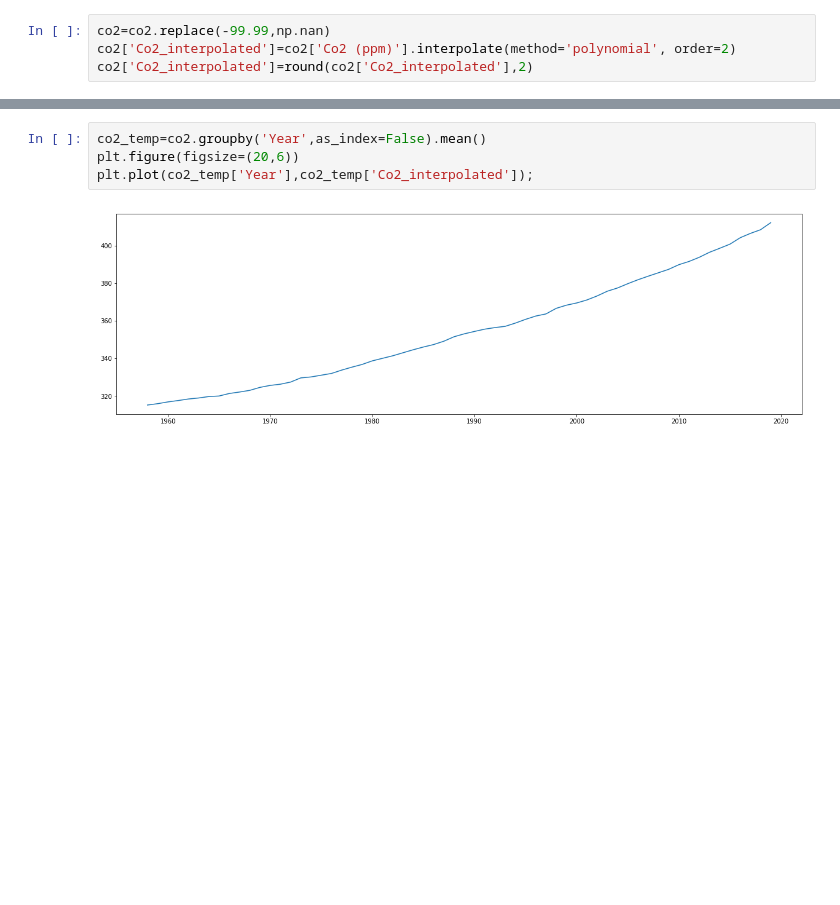
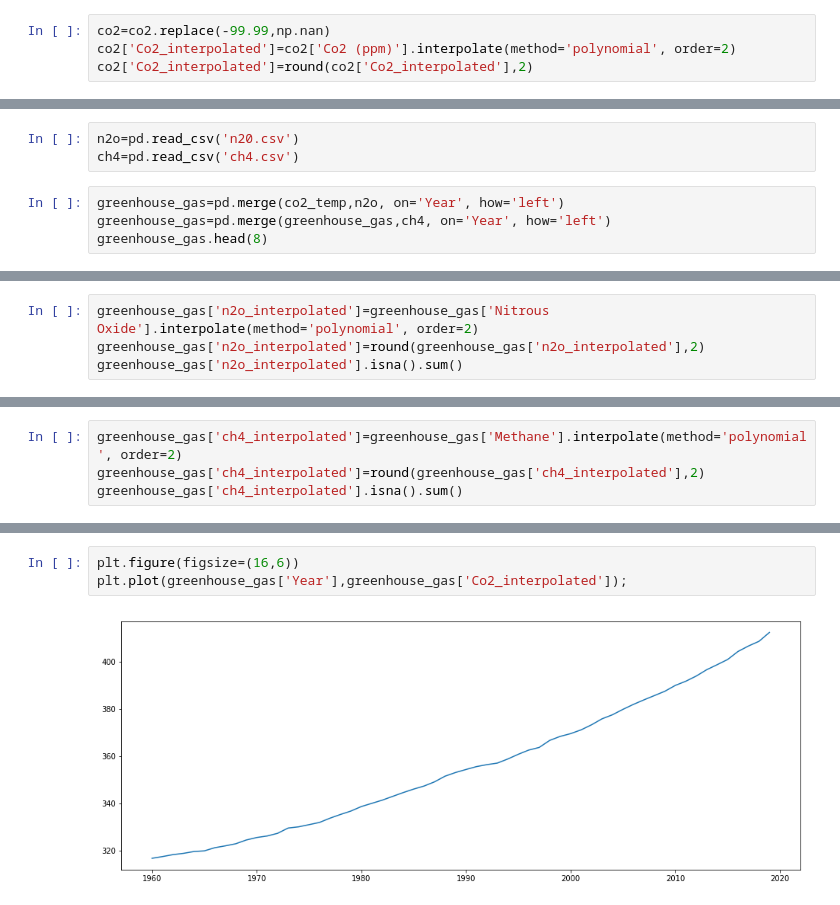
Before and after one commit to Kamaleshwar-Ravichandran/Analysing-Global-Warming-using-Python, a Jupyter notebook: Final_Project.ipynb, the cells around one changed output, grey strips where cells are left out. Drawn from its saved outputs; the diff is of its cells as text; blank space fills up the shorter version.

```diff
--- a/Final_Project.ipynb
+++ b/Final_Project.ipynb
@@ -99,0 +117,7 @@ co2['Date'] = pd.to_datetime(co2[['Year', 'Month']].assign(Day=1))
+# %%
+n2o=pd.read_csv('n20.csv')
+ch4=pd.read_csv('ch4.csv')
+# %%
+greenhouse_gas=pd.merge(co2_temp,n2o, on='Year', how='left')
+greenhouse_gas=pd.merge(greenhouse_gas,ch4, on='Year', how='left')
+greenhouse_gas.head(8)
@@ -99,0 +134,4 @@ co2['Date'] = pd.to_datetime(co2[['Year', 'Month']].assign(Day=1))
+# %%
+greenhouse_gas['n2o_interpolated']=greenhouse_gas['Nitrous Oxide'].interpolate(method='polynomial', order=2)
+greenhouse_gas['n2o_interpolated']=round(greenhouse_gas['n2o_interpolated'],2)
+greenhouse_gas['n2o_interpolated'].isna().sum()
@@ -99,0 +140,4 @@ co2['Date'] = pd.to_datetime(co2[['Year', 'Month']].assign(Day=1))
+# %%
+greenhouse_gas['ch4_interpolated']=greenhouse_gas['Methane'].interpolate(method='polynomial', order=2)
+greenhouse_gas['ch4_interpolated']=round(greenhouse_gas['ch4_interpolated'],2)
+greenhouse_gas['ch4_interpolated'].isna().sum()
@@ -100,6 +158,5 @@ co2['Date'] = pd.to_datetime(co2[['Year', 'Month']].assign(Day=1))
 # %%
-co2_temp=co2.groupby('Year',as_index=False).mean()
-plt.figure(figsize=(20,6))
-plt.plot(co2_temp['Year'],co2_temp['Co2_interpolated']);
+plt.figure(figsize=(16,6))
+plt.plot(greenhouse_gas['Year'],greenhouse_gas['Co2_interpolated']);
 # %% [output]
-[figure, old version]
+[figure, new version]
```
Also changed, not shown: parts of 20 cells of this notebook.
